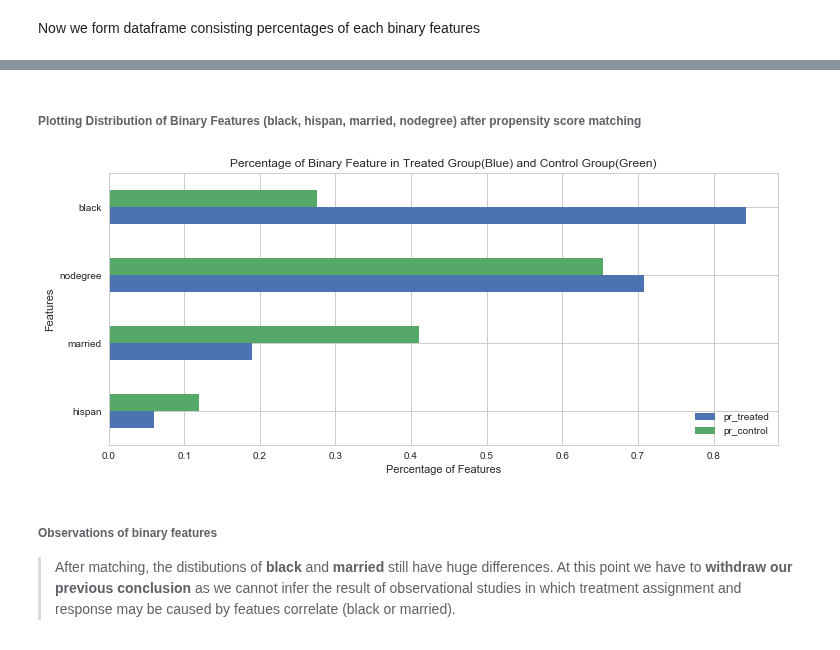
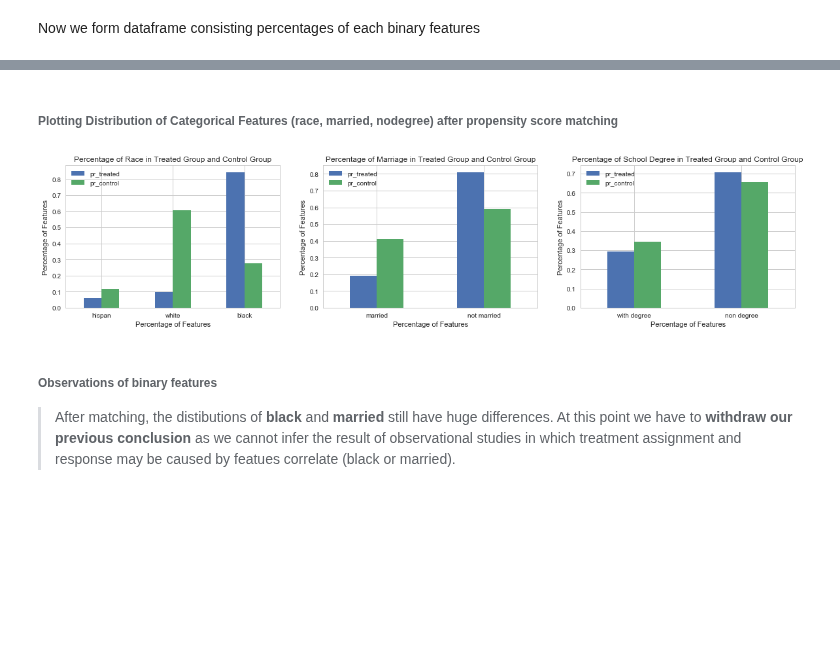
Before and after one commit to sanadhis/ADA-2017, a Jupyter notebook: 04 - Applied ML/Homework04.ipynb, the cells around one changed output, grey strips where cells are left out. Saved outputs shown, nothing was run; the diff lists cells and outputs as text; code cells hidden in the pictures; blank space fills up the shorter version.

```diff
--- a/04 - Applied ML/Homework04.ipynb
+++ b/04 - Applied ML/Homework04.ipynb
@@ -238,6 +246,8 @@ pr_black_treated_raw    = n_black_treated_raw    / n_treated_raw
 pr_black_control_raw    = n_black_control_raw    / n_control_raw
 pr_hispan_treated_raw   = n_hispan_treated_raw   / n_treated_raw
 pr_hispan_control_raw   = n_hispan_control_raw   / n_control_raw
+pr_white_treated_raw    = n_white_treated_raw    / n_treated_raw
+pr_white_control_raw    = n_white_control_raw    / n_control_raw
 pr_married_treated_raw  = n_married_treated_raw  / n_treated_raw
 pr_married_control_raw  = n_married_control_raw  / n_control_raw
 pr_nodegree_treated_raw = n_nodegree_treated_raw / n_treated_raw
@@ -265,7 +286,0 @@ df_binary_features_pr
-# %%
-# use bar chart to depict percentage of binary values in dataset
-ax = df_binary_features_pr.sort_values(["pr_treated"]) \
-                          .plot.barh(y=["pr_treated","pr_control"],x=["features"], figsize=(12,5))
-ax.set_xlabel('Percentage of Features');
-ax.set_ylabel('Features');
-ax.set_title('Percentage of Binary Feature in Treated Group(Blue) and Control Group(Green)');
@@ -625,6 +669,8 @@ n_black_treated    = df_treated.loc[df_treated["black"]==1].shape[0]
 n_black_control    = df_control.loc[df_control["black"]==1].shape[0]
 n_hispan_treated   = df_treated.loc[df_treated["hispan"]==1].shape[0]
 n_hispan_control   = df_control.loc[df_control["hispan"]==1].shape[0]
+n_white_treated   = df_treated.loc[(df_treated["hispan"]==0) & (df_treated["black"]==0)].shape[0]
+n_white_control   = df_control.loc[(df_control["hispan"]==0) & (df_control["black"]==0)].shape[0]
 n_married_treated  = df_treated.loc[df_treated["married"]==1].shape[0]
 n_married_control  = df_control.loc[df_control["married"]==1].shape[0]
 n_nodegree_treated = df_treated.loc[df_treated["nodegree"]==1].shape[0]
@@ -634,6 +680,8 @@ print("Number of Black Subject in Treated Group After Matching: ",n_black_treate
 print("Number of Black Subject in Control Group After Matching: ",n_black_control)
 print("Number of Hispan Subject in Treated Group After Matching: ",n_hispan_treated)
 print("Number of Hispan Subject in Control Group After Matching: ",n_hispan_control)
+print("Number of White Subject in Treated Group After Matching: ",n_white_treated)
+print("Number of White Subject in Control Group After Matching: ",n_white_control)
 print("Number of Married Subject in Treated Group After Matching: ",n_married_treated)
 print("Number of Married Subject in Control Group After Matching: ",n_married_control)
 print("Number of Nodegree Subject in Treated Group After Matching: ",n_nodegree_treated)
@@ -655,6 +705,8 @@ pr_black_treated    = n_black_treated    / n_treated
 pr_black_control    = n_black_control    / n_control
 pr_hispan_treated   = n_hispan_treated   / n_treated
 pr_hispan_control   = n_hispan_control   / n_control
+pr_white_treated    = n_white_treated   / n_treated
+pr_white_control    = n_white_control   / n_control
 pr_married_treated  = n_married_treated  / n_treated
 pr_married_control  = n_married_control  / n_control
 pr_nodegree_treated = n_nodegree_treated / n_treated
@@ -680,14 +753,35 @@ df_pr_binary_features
 # %% [markdown]
-###### Plotting Distribution of Binary Features (black, hispan, married, nodegree) after propensity score matching
+###### Plotting Distribution of Categorical Features (race, married, nodegree) after propensity score matching
 # %%
 # use bar chart to depict percentage of binary values in dataset
-ax = df_pr_binary_features.sort_values(["pr_treated"]) \
-                          .plot.barh(y=["pr_treated","pr_control"],x=["features"], figsize=(12,5))
-ax.set_xlabel('Percentage of Features');
-ax.set_ylabel('Features');
-ax.set_title('Percentage of Binary Feature in Treated Group(Blue) and Control Group(Green)');
+# ax = df_pr_binary_features.sort_values(["pr_treated"]) \
+#                           .plot.barh(y=["pr_treated","pr_control"],x=["features"], figsize=(12,5))
+# ax.set_xlabel('Percentage of Features');
+# ax.set_ylabel('Features');
+# ax.set_title('Percentage of Binary Feature in Treated Group(Blue) and Control Group(Green)');
+
+# create subplot
+fig, axes = plt.subplots(nrows=1, ncols=3)
+
+# first, let's plot the distribution of race
+add_subplot(df_categorical_features_pr[0:3],
+            axes[0],
+            'Percentage of Race in Treated Group and Control Group'
+            )
+
+# second, let's plot the distribution of marriage
+add_subplot(df_categorical_features_pr[3:5],
+            axes[1],
+            'Percentage of Marriage in Treated Group and Control Group'
+            )
+
+# third, let's plot the degree
+add_subplot(df_categorical_features_pr[5:7],
+            axes[2],
+            'Percentage of School Degree in Treated Group and Control Group'
+            )
 # %% [output]
-[figure, old version]
+[figure, new version]
 # %% [markdown]
 ###### Observations of binary features
 > After matching, the distibutions of **black** and **married** still have huge differences. At this point we have to **withdraw our previous conclusion** as we cannot infer the result of observational studies in which treatment assignment and response may be caused by featues correlate (black or married).
```
Also changed, not shown: parts of 41 cells of this notebook, 1 other file.
